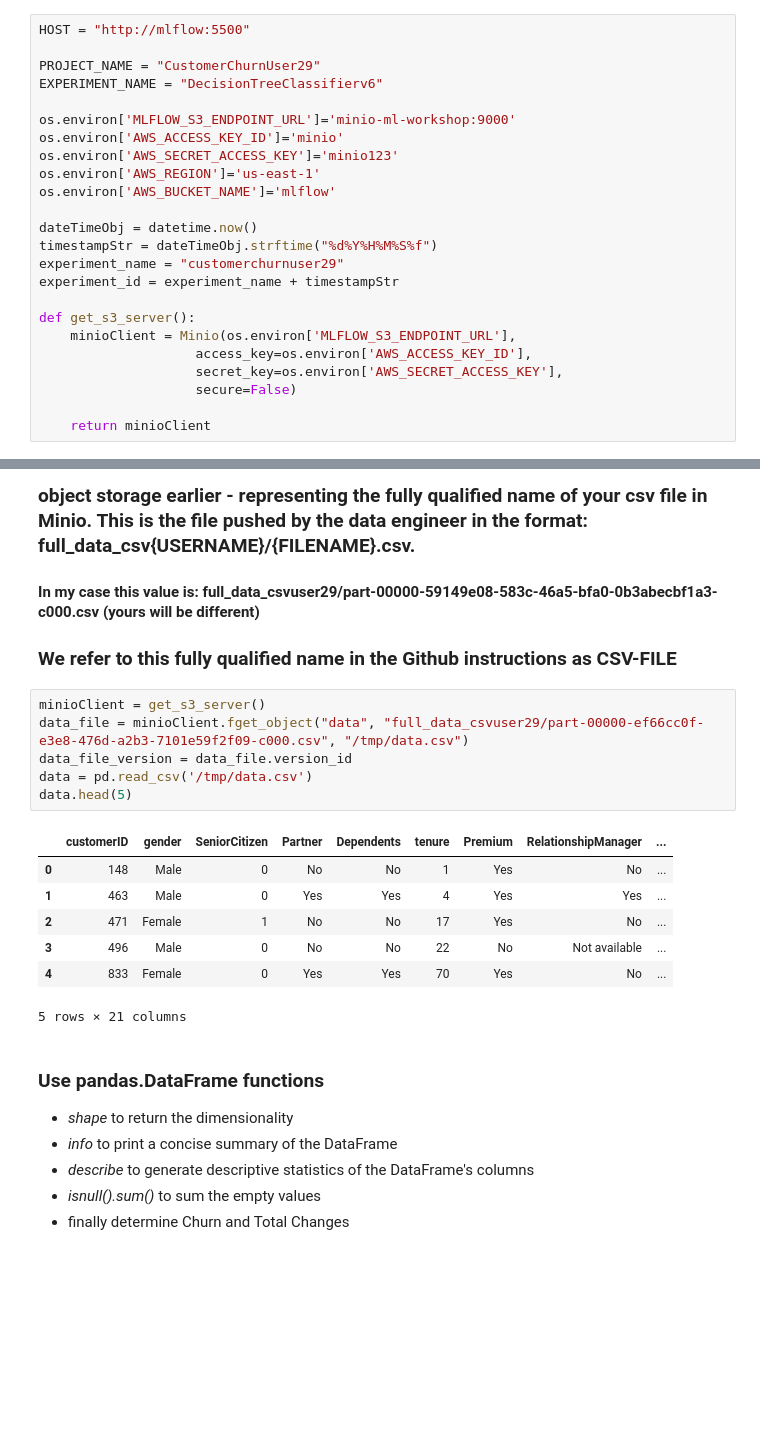
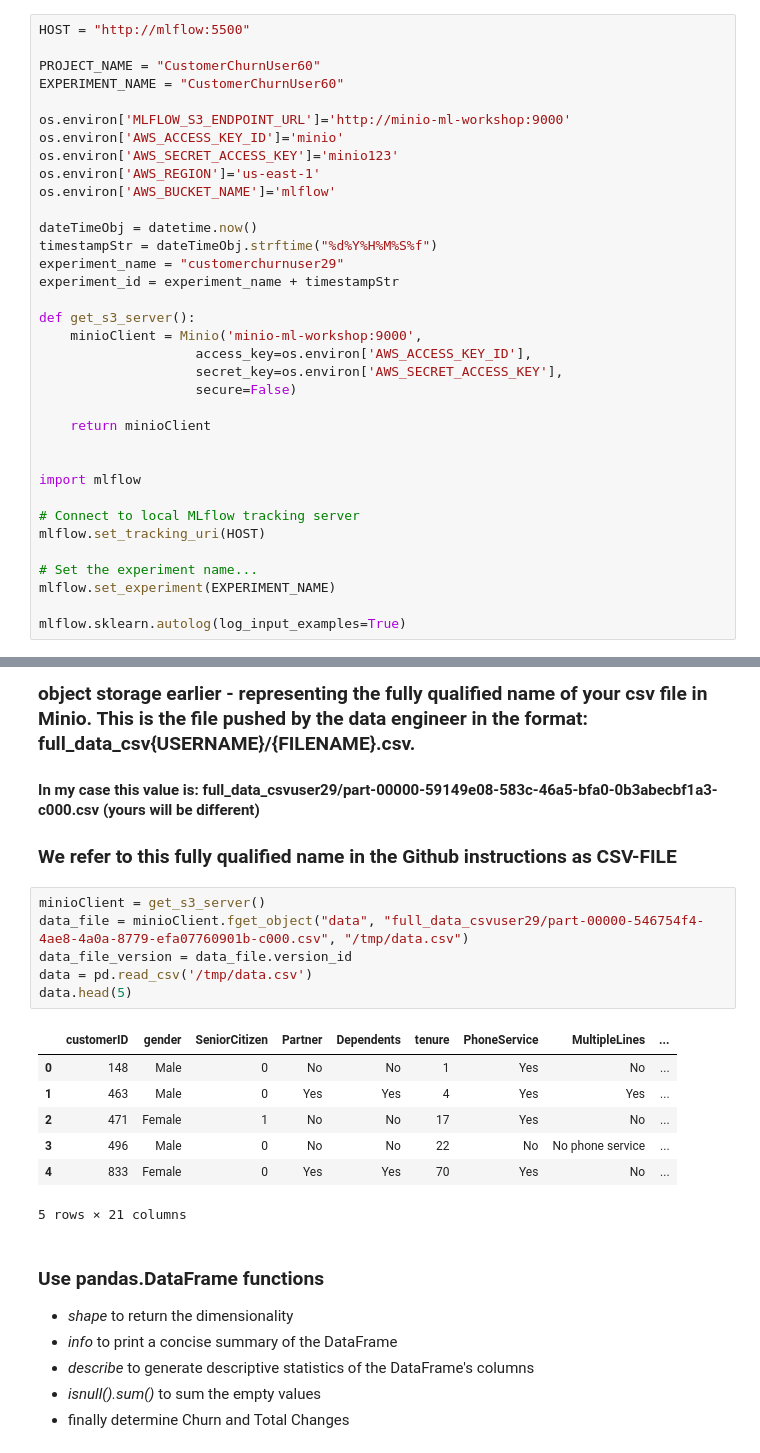
Before and after one commit to masoodfaisal/ml-workshop-improved, a Jupyter notebook: notebook/Model_Experiments.ipynb, the cells around one changed output, grey strips where cells are left out. Cells and saved outputs as stored; diff of their text form; blank space fills up the shorter version.

```diff
--- a/notebook/Model_Experiments.ipynb
+++ b/notebook/Model_Experiments.ipynb
@@ -96,10 +98,10 @@ numpy     : 1.21.4
 # %%
 HOST = "http://mlflow:5500"
 
-PROJECT_NAME = "CustomerChurnUser29"
-EXPERIMENT_NAME = "DecisionTreeClassifierv6"
+PROJECT_NAME = "CustomerChurnUser60"
+EXPERIMENT_NAME = "CustomerChurnUser60"
 
-os.environ['MLFLOW_S3_ENDPOINT_URL']='minio-ml-workshop:9000'
+os.environ['MLFLOW_S3_ENDPOINT_URL']='http://minio-ml-workshop:9000'
 os.environ['AWS_ACCESS_KEY_ID']='minio'
 os.environ['AWS_SECRET_ACCESS_KEY']='minio123'
 os.environ['AWS_REGION']='us-east-1'
@@ -111,9 +113,20 @@ experiment_name = "customerchurnuser29"
 experiment_id = experiment_name + timestampStr
 
 def get_s3_server():
-    minioClient = Minio(os.environ['MLFLOW_S3_ENDPOINT_URL'],
+    minioClient = Minio('minio-ml-workshop:9000',
                     access_key=os.environ['AWS_ACCESS_KEY_ID'],
                     secret_key=os.environ['AWS_SECRET_ACCESS_KEY'],
                     secure=False)
 
     return minioClient
+
+
+import mlflow
+
+# Connect to local MLflow tracking server
+mlflow.set_tracking_uri(HOST)
+
+# Set the experiment name...
+mlflow.set_experiment(EXPERIMENT_NAME)
+
+mlflow.sklearn.autolog(log_input_examples=True)
@@ -123,16 +138,16 @@ def get_s3_server():
 ### We refer to this fully qualified name in the Github instructions as CSV-FILE
 # %%
 minioClient = get_s3_server()
-data_file = minioClient.fget_object("data", "full_data_csvuser29/part-00000-ef66cc0f-e3e8-476d-a2b3-7101e59f2f09-c000.csv", "/tmp/data.csv")
+data_file = minioClient.fget_object("data", "full_data_csvuser29/part-00000-546754f4-4ae8-4a0a-8779-efa07760901b-c000.csv", "/tmp/data.csv")
 data_file_version = data_file.version_id
 data = pd.read_csv('/tmp/data.csv')
 data.head(5)
 # %% [output]
-|  | customerID | gender | SeniorCitizen | Partner | Dependents | tenure | Premium | RelationshipManager | ... |
+|  | customerID | gender | SeniorCitizen | Partner | Dependents | tenure | PhoneService | MultipleLines | ... |
 | 0 | 148 | Male | 0 | No | No | 1 | Yes | No | ... |
 | 1 | 463 | Male | 0 | Yes | Yes | 4 | Yes | Yes | ... |
 | 2 | 471 | Female | 1 | No | No | 17 | Yes | No | ... |
-| 3 | 496 | Male | 0 | No | No | 22 | No | Not available | ... |
+| 3 | 496 | Male | 0 | No | No | 22 | No | No phone service | ... |
 | 4 | 833 | Female | 0 | Yes | Yes | 70 | Yes | No | ... |
 5 rows × 21 columns
 # %% [markdown]
```
Also changed, not shown: parts of 20 cells of this notebook, 1 other file.
